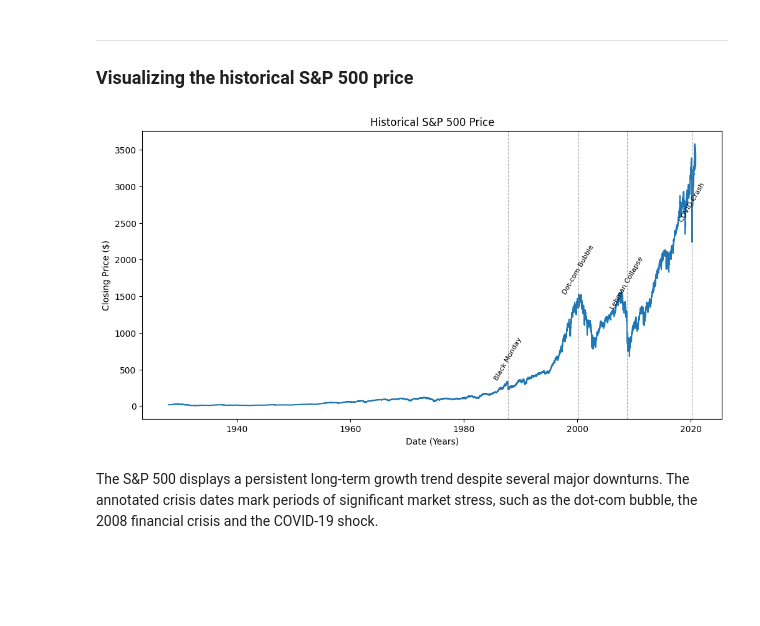
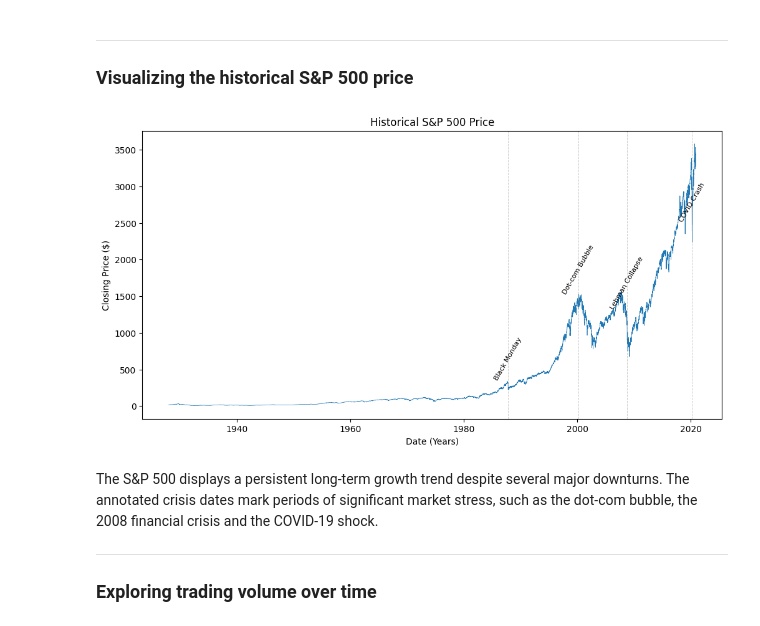
Before and after one commit to Pablo-Mateu/sp500-market-regimes, a Jupyter notebook: notebooks/EDA.ipynb, the cells around one changed output. Cells and saved outputs as stored; diff of their text form; code cells hidden in the pictures; blank space fills up the shorter version.

```diff
--- a/notebooks/EDA.ipynb
+++ b/notebooks/EDA.ipynb
@@ -99,36 +99,40 @@ crisis_dates = [
     ("2008-09-15", "Lehman Collapse"),
     ("2020-03-16", "COVID Crash"),
 ]
 
 fig, ax = plt.subplots(figsize=(12, 6))
 
-ax.plot(df.index, df["Close"], color=COLORS["price"])
+ax.plot(df.index, df["Close"], color=COLORS["price"], linewidth = 0.5)
 
 for date_str, label in crisis_dates:
 
     date = pd.to_datetime(date_str)
 
-    ax.axvline(date, linestyle="--", color="gray", linewidth=0.8, alpha=0.7)
+    ax.axvline(date, linestyle="--", color="gray", linewidth=0.7, alpha=0.4)
 
-    y_pos = df["Close"].loc[date_str]
+    y_pos = df["Close"].loc[date]
 
     ax.annotate(
         label,
         xy=(date, y_pos),
         xytext=(0, 10),
         textcoords="offset points",
         rotation=60,
         va="bottom",
         ha="center",
         fontsize=8,
         color="black"
     )
 
 ax.set_title("Historical S&P 500 Price")
 ax.set_xlabel("Date (Years)")
 ax.set_ylabel("Closing Price ($)")
 plt.show()
 # %% [output]
-[figure, old version]
+[figure, new version]
 # %% [markdown]
 The S&P 500 displays a persistent long-term growth trend despite several major downturns. The annotated crisis dates mark periods of significant market stress, such as the dot-com bubble, the 2008 financial crisis and the COVID-19 shock.
+
+---
+
+### Exploring trading volume over time
```
Also changed, not shown: parts of 2 cells of this notebook.
